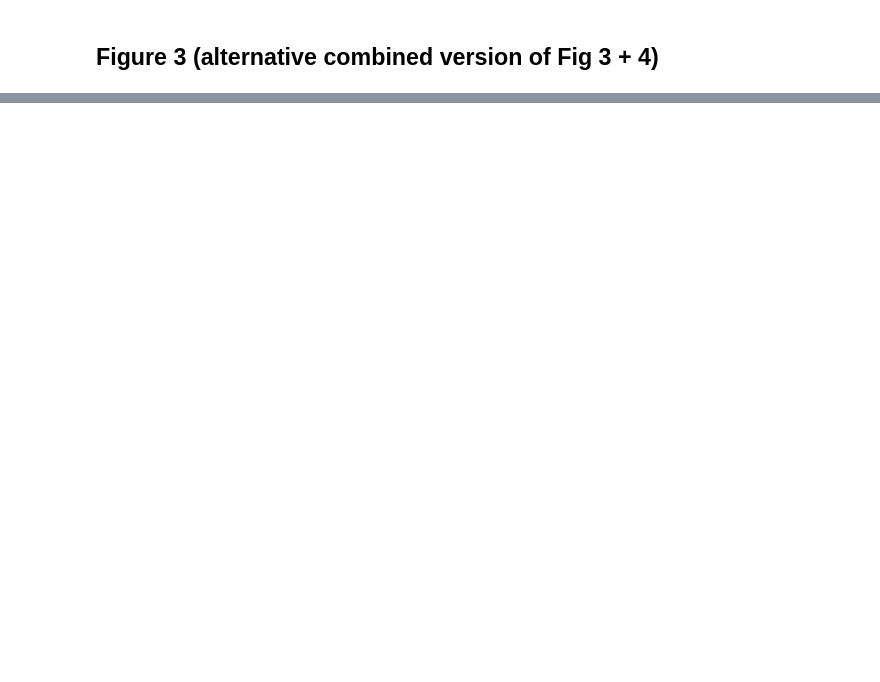
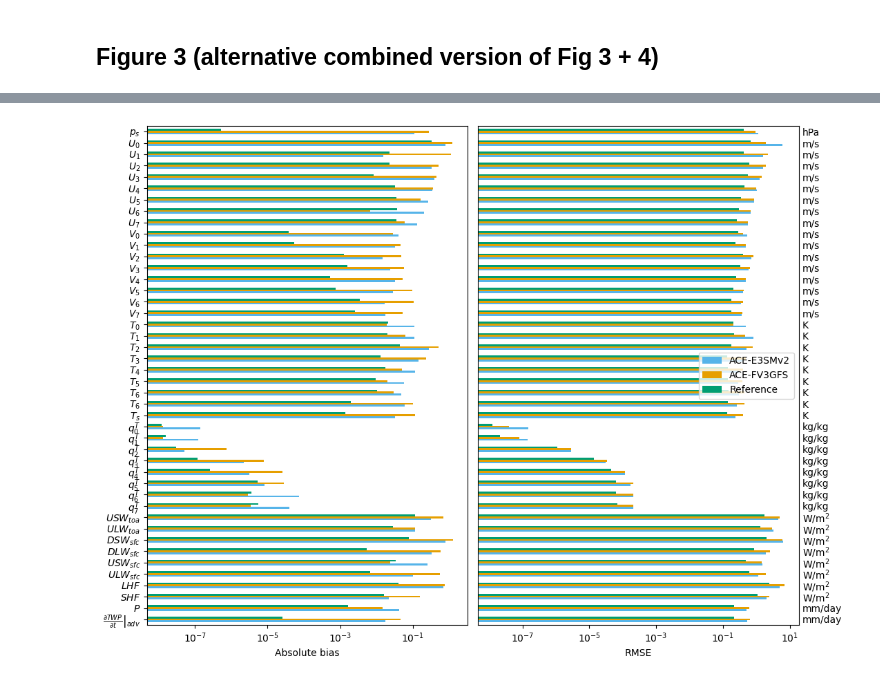
Before and after one commit to ai2cm/e3sm-v2-fme-manuscript, a Jupyter notebook: notebooks/figures.ipynb, the cells around one changed output, grey strips where cells are left out. Saved outputs shown, nothing was run; the diff lists cells and outputs as text; code cells hidden in the pictures; blank space fills up the shorter version.

```diff
--- a/notebooks/figures.ipynb
+++ b/notebooks/figures.ipynb
@@ -382,0 +440,17 @@ fig.savefig(os.path.join(OUTDIR, "bias_maps.pdf"), bbox_inches="tight")
+# %%
+all_units = {varname: ds[varname].units for varname in all_vars.keys()}
+all_units[PRECIP] = PRECIP_UNITS
+all_units[TWP_ADV] = PRECIP_UNITS
+all_units[PS] = PS_UNITS
+
+for k, v in all_units.items():
+    if v == "W/m2":
+        all_units[k] = FLUX_UNITS
+
+all_units = pd.DataFrame.from_dict(all_units, orient="index", columns=["units"])
+# %%
+api = wandb.Api()
+# %%
+inf_run = api.run(f'{WANDB_STEM}/{config["runs"][CONFIG_KEY]["inference_run_id"]}')
+ref_inf_run = api.run(f'{WANDB_STEM}/{config["runs"][BASELINE_KEY]["inference_run_id"]}')
+fv3gfs_inf_run = api.run(f'{WANDB_STEM_FV3GFS}/{config["runs"][FV3GFS_KEY]["inference_run_id"]}')
@@ -382,0 +560,17 @@ fig.savefig(os.path.join(OUTDIR, "bias_maps.pdf"), bbox_inches="tight")
+# %%
+order = list(all_vars.keys())[::-1]
+
+abs_bias_ordered = np.abs(inf_bias_df.loc[order].set_index("label"))
+rmse_ordered = inf_rmse_df.loc[order]
+
+fig, axs = plt.subplots(1, 2, figsize=(11, 8))
+abs_bias_ordered.plot.barh(ax=axs[0], logx=True, legend=False)
+rmse_ordered.plot.barh(ax=axs[1], logx=True)
+axs[0].set_xlabel('Absolute bias')
+axs[0].set_ylabel('')
+axs[1].set_xlabel('RMSE')
+axs[1].yaxis.set_tick_params(labelleft=False, labelright=True, length=0.0)
+axs[1].set_yticklabels(rmse_ordered["units"])
+plt.tight_layout()
+# %% [output]
+[figure, added]
```
Also changed, not shown: parts of 30 cells of this notebook, 3 other files.
